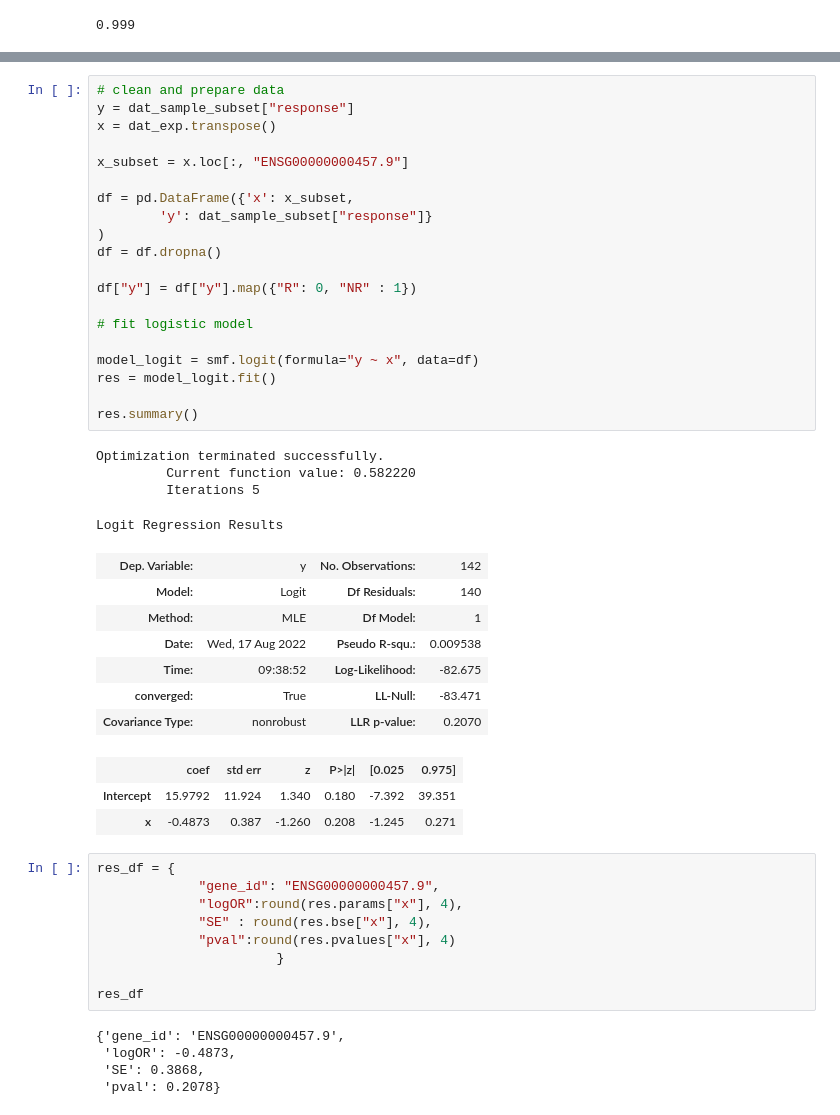
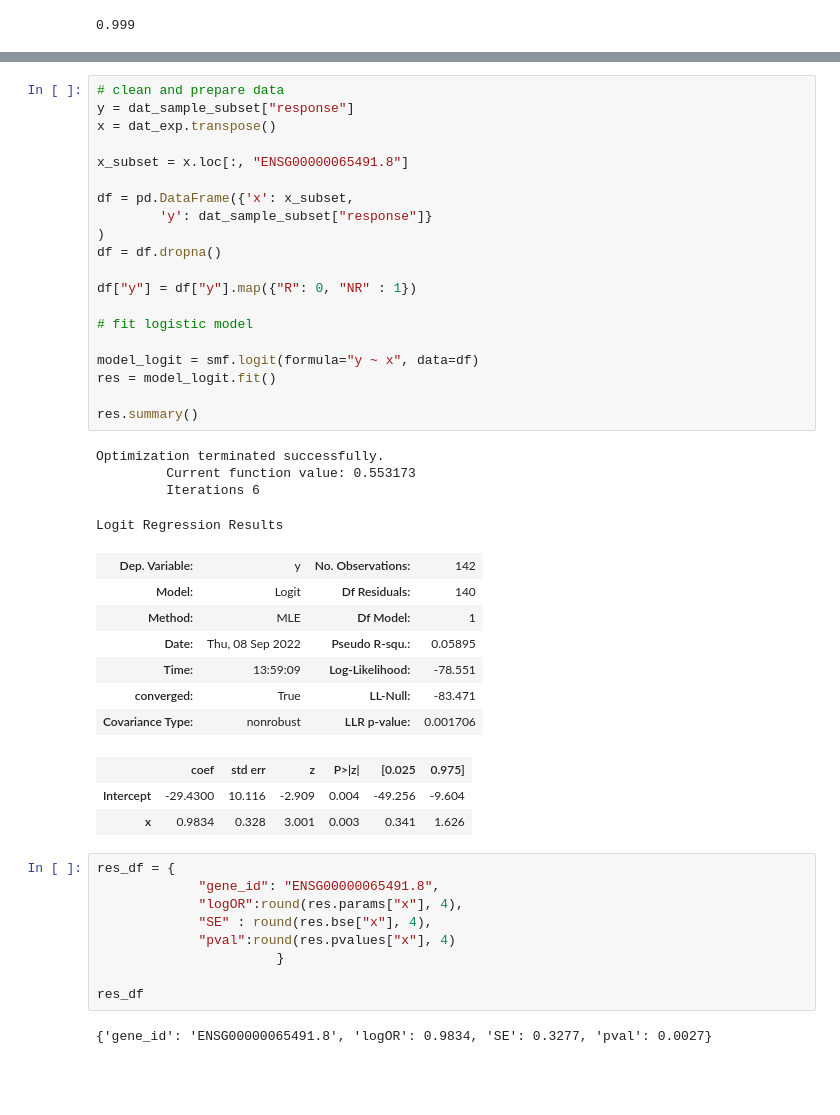
Before and after one commit to bhklab/icb_data_exploration_and_analysis, a Jupyter notebook: Code/Preliminary/Python/Preliminary-Analyses.ipynb, the cells around one changed output, grey strips where cells are left out. Saved outputs shown, nothing was run; the diff lists cells and outputs as text; blank space fills up the shorter version.

```diff
--- a/Code/Preliminary/Python/Preliminary-Analyses.ipynb
+++ b/Code/Preliminary/Python/Preliminary-Analyses.ipynb
@@ -123,41 +139,41 @@ The p-value = 0.2078 represents there is not a statistically significant associa
 # %%
 # clean and prepare data
 y = dat_sample_subset["response"]
 x = dat_exp.transpose()
 
-x_subset = x.loc[:, "ENSG00000000457.9"]
+x_subset = x.loc[:, "ENSG00000065491.8"]
 
 df = pd.DataFrame({'x': x_subset,
         'y': dat_sample_subset["response"]}
 )
 df = df.dropna()
 
 df["y"] = df["y"].map({"R": 0, "NR" : 1})
 
 # fit logistic model
 
 model_logit = smf.logit(formula="y ~ x", data=df)
 res = model_logit.fit()
 
 res.summary()
 # %% [output]
 Optimization terminated successfully.
-         Current function value: 0.582220
-         Iterations 5
+         Current function value: 0.553173
+         Iterations 6
 Logit Regression Results
 | Dep. Variable: | y | No. Observations: | 142 |
 | Model: | Logit | Df Residuals: | 140 |
 | Method: | MLE | Df Model: | 1 |
-| Date: | Wed, 17 Aug 2022 | Pseudo R-squ.: | 0.009538 |
-| Time: | 09:38:52 | Log-Likelihood: | -82.675 |
+| Date: | Thu, 08 Sep 2022 | Pseudo R-squ.: | 0.05895 |
+| Time: | 13:59:09 | Log-Likelihood: | -78.551 |
 | converged: | True | LL-Null: | -83.471 |
-| Covariance Type: | nonrobust | LLR p-value: | 0.2070 |
+| Covariance Type: | nonrobust | LLR p-value: | 0.001706 |
 |  | coef | std err | z | P>|z| | [0.025 | 0.975] |
-| Intercept | 15.9792 | 11.924 | 1.340 | 0.180 | -7.392 | 39.351 |
-| x | -0.4873 | 0.387 | -1.260 | 0.208 | -1.245 | 0.271 |
+| Intercept | -29.4300 | 10.116 | -2.909 | 0.004 | -49.256 | -9.604 |
+| x | 0.9834 | 0.328 | 3.001 | 0.003 | 0.341 | 1.626 |
 # %%
 res_df = {
-             "gene_id": "ENSG00000000457.9",
+             "gene_id": "ENSG00000065491.8",
              "logOR":round(res.params["x"], 4),
              "SE" : round(res.bse["x"], 4),
              "pval":round(res.pvalues["x"], 4)
@@ -165,10 +181,7 @@ res_df = {
 
 res_df
 # %% [output]
-{'gene_id': 'ENSG00000000457.9',
- 'logOR': -0.4873,
- 'SE': 0.3868,
- 'pval': 0.2078}
+{'gene_id': 'ENSG00000065491.8', 'logOR': 0.9834, 'SE': 0.3277, 'pval': 0.0027}
 # %% [markdown]
 ## Survival analysis
 
```
Also changed, not shown: parts of 16 cells of this notebook, 10 other files.
